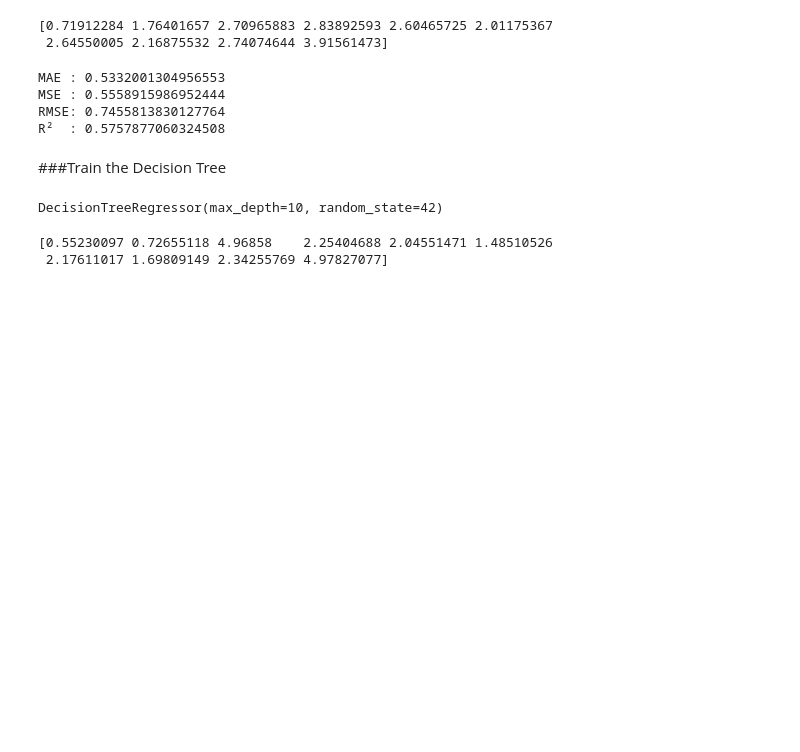
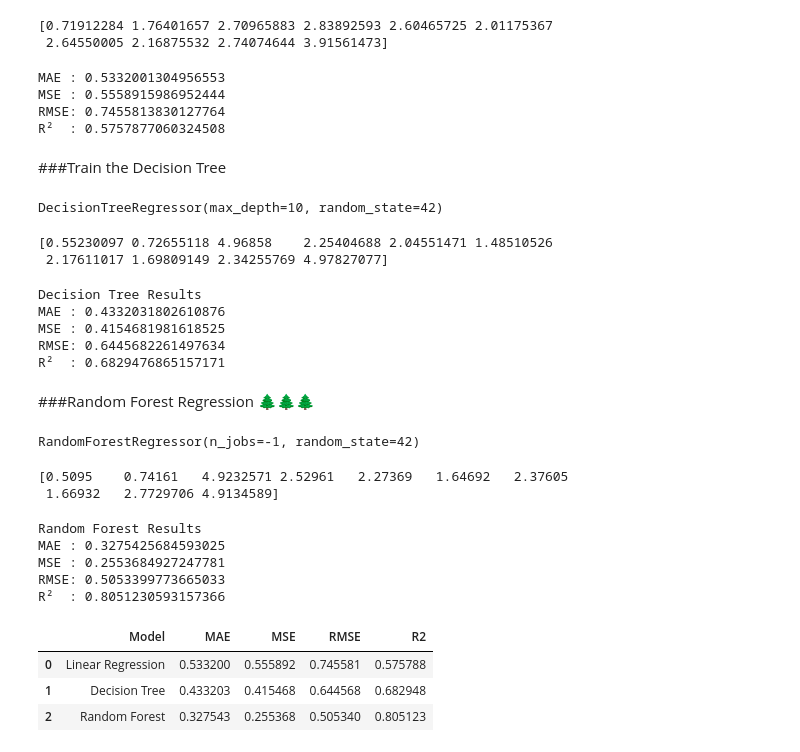
Before and after one commit to Shashank-sketchAl/ML-90-Day-Challenge-, a Jupyter notebook: Day6_House_Price_Prediction_ipynb.ipynb, the cells around one changed output. Drawn from its saved outputs; the diff is of its cells as text; code cells hidden in the pictures; blank space fills up the shorter version.

```diff
--- a/Day6_House_Price_Prediction_ipynb.ipynb
+++ b/Day6_House_Price_Prediction_ipynb.ipynb
@@ -284,3 +284,67 @@ print(tree_pred[:10])
 # %% [output]
 [0.55230097 0.72655118 4.96858    2.25404688 2.04551471 1.48510526
  2.17611017 1.69809149 2.34255769 4.97827077]
+# %%
+tree_mae = mean_absolute_error(y_test, tree_pred)
+tree_mse = mean_squared_error(y_test, tree_pred)
+tree_rmse = np.sqrt(tree_mse)
+tree_r2 = r2_score(y_test, tree_pred)
+
+print("Decision Tree Results")
+print("MAE :", tree_mae)
+print("MSE :", tree_mse)
+print("RMSE:", tree_rmse)
+print("R²  :", tree_r2)
+# %% [output]
+Decision Tree Results
+MAE : 0.4332031802610876
+MSE : 0.4154681981618525
+RMSE: 0.6445682261497634
+R²  : 0.6829476865157171
+# %% [markdown]
+###Random Forest Regression 🌲🌲🌲
+# %%
+from sklearn.ensemble import RandomForestRegressor
+rf_model = RandomForestRegressor(n_estimators = 100,random_state=42,n_jobs=-1)
+rf_model.fit(X_train,y_train)
+# %% [output]
+RandomForestRegressor(n_jobs=-1, random_state=42)
+# %%
+rf_pred = rf_model.predict(X_test)
+
+print(rf_pred[:10])
+# %% [output]
+[0.5095    0.74161   4.9232571 2.52961   2.27369   1.64692   2.37605
+ 1.66932   2.7729706 4.9134589]
+# %%
+rf_mae = mean_absolute_error(y_test, rf_pred)
+rf_mse = mean_squared_error(y_test, rf_pred)
+rf_rmse = np.sqrt(rf_mse)
+rf_r2 = r2_score(y_test, rf_pred)
+
+print("Random Forest Results")
+print("MAE :", rf_mae)
+print("MSE :", rf_mse)
+print("RMSE:", rf_rmse)
+print("R²  :", rf_r2)
+# %% [output]
+Random Forest Results
+MAE : 0.3275425684593025
+MSE : 0.2553684927247781
+RMSE: 0.5053399773665033
+R²  : 0.8051230593157366
+# %%
+results = pd.DataFrame({
+    'Model': ['Linear Regression', 'Decision Tree', 'Random Forest'],
+    'MAE': [mae, tree_mae, rf_mae],
+    'MSE': [mse, tree_mse, rf_mse],
+    'RMSE': [rmse, tree_rmse, rf_rmse],
+    'R2': [r2, tree_r2, rf_r2]
+})
+
+results
+# %% [output]
+|  | Model | MAE | MSE | RMSE | R2 |
+| 0 | Linear Regression | 0.533200 | 0.555892 | 0.745581 | 0.575788 |
+| 1 | Decision Tree | 0.433203 | 0.415468 | 0.644568 | 0.682948 |
+| 2 | Random Forest | 0.327543 | 0.255368 | 0.505340 | 0.805123 |
```
Also changed, not shown: parts of 3 cells of this notebook.
